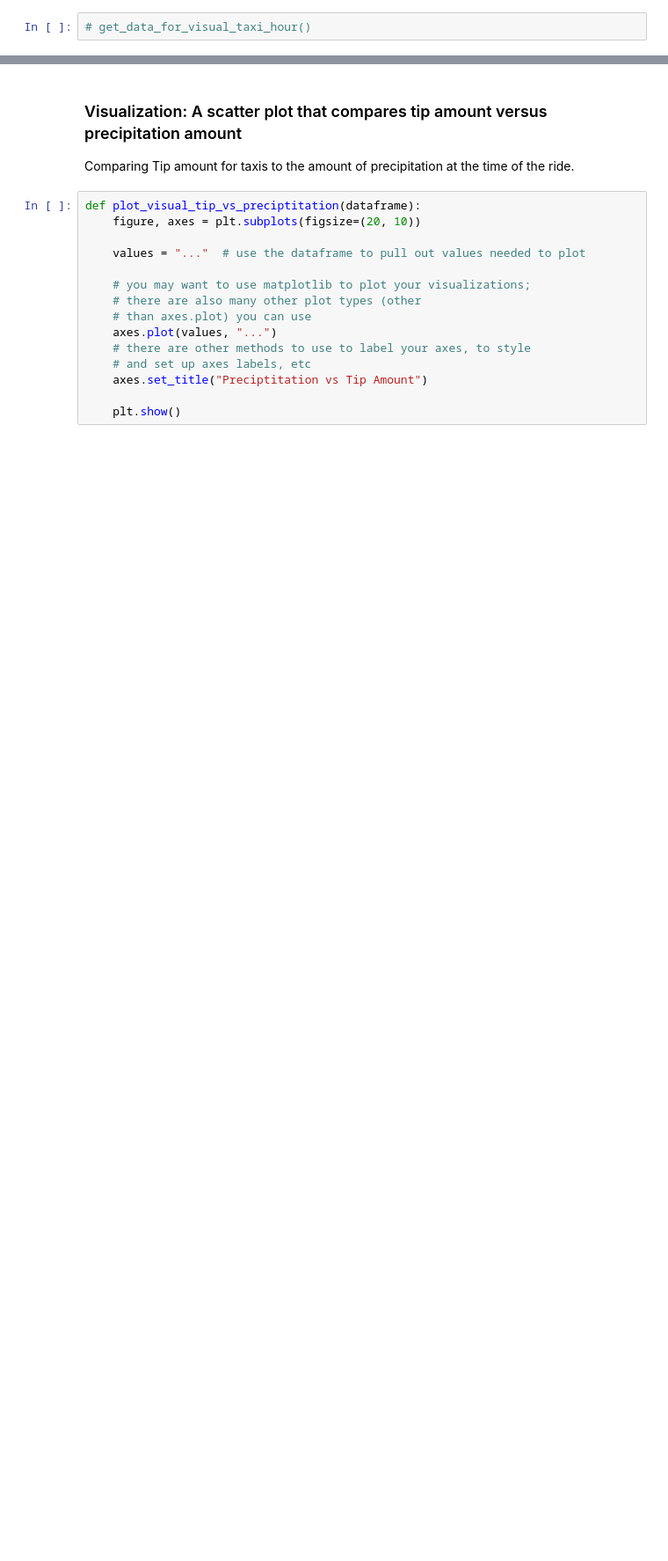
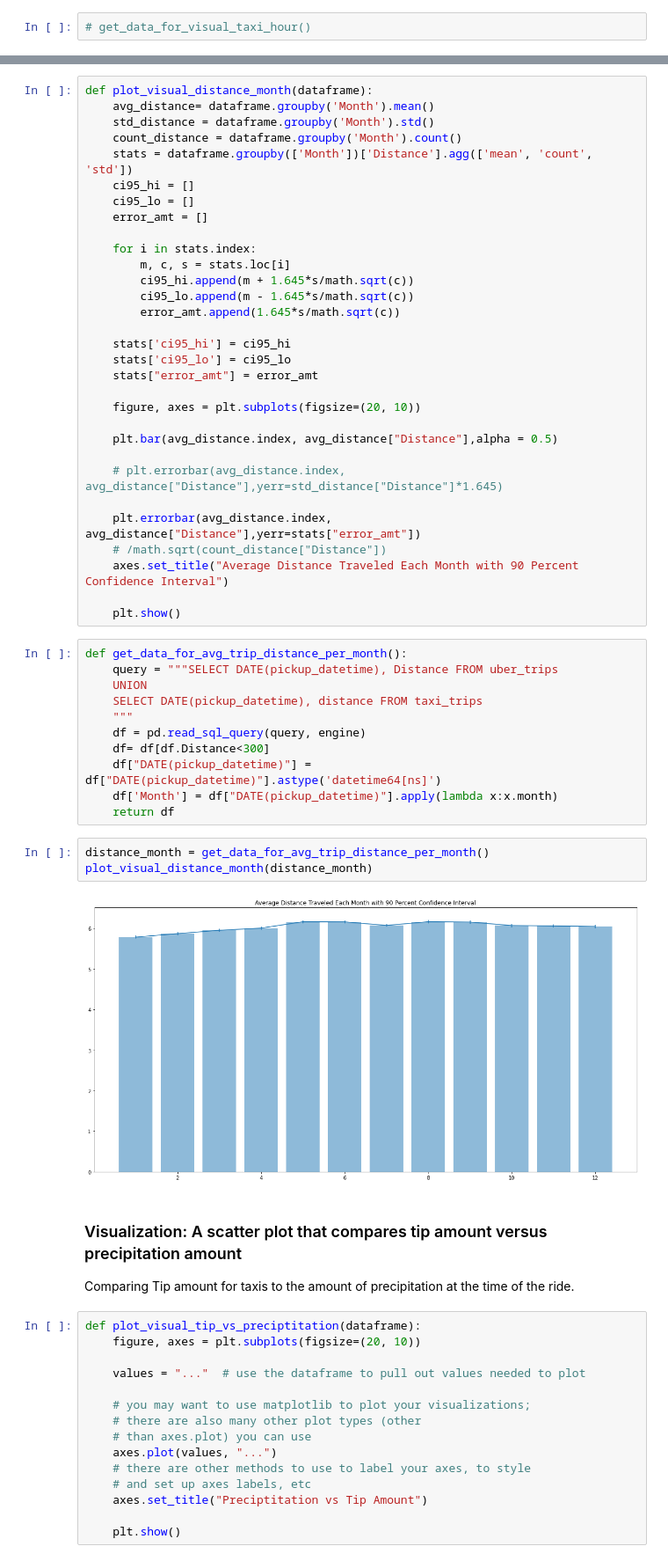
Before and after one commit to laurelhickey/Tools_for_Analytics_Project, a Jupyter notebook: Project Scaffolding.ipynb, the cells around one changed output, grey strips where cells are left out. Shown at 88% size. Drawn from its saved outputs; the diff is of its cells as text; blank space fills up the shorter version.

```diff
--- a/Project Scaffolding.ipynb
+++ b/Project Scaffolding.ipynb
@@ -976,3 +1004,50 @@ _The example below makes use of the `matplotlib` library. There are other librar
+# %%
+def plot_visual_distance_month(dataframe):
+    avg_distance= dataframe.groupby('Month').mean()
+    std_distance = dataframe.groupby('Month').std()
+    count_distance = dataframe.groupby('Month').count()
+    stats = dataframe.groupby(['Month'])['Distance'].agg(['mean', 'count', 'std'])
+    ci95_hi = []
+    ci95_lo = []
+    error_amt = []
+
+    for i in stats.index:
+        m, c, s = stats.loc[i]
+        ci95_hi.append(m + 1.645*s/math.sqrt(c))
+        ci95_lo.append(m - 1.645*s/math.sqrt(c))
+        error_amt.append(1.645*s/math.sqrt(c))
+
+    stats['ci95_hi'] = ci95_hi
+    stats['ci95_lo'] = ci95_lo
+    stats["error_amt"] = error_amt
+
+    figure, axes = plt.subplots(figsize=(20, 10))
+
+    plt.bar(avg_distance.index, avg_distance["Distance"],alpha = 0.5)
+
+    # plt.errorbar(avg_distance.index, avg_distance["Distance"],yerr=std_distance["Distance"]*1.645)
+
+    plt.errorbar(avg_distance.index, avg_distance["Distance"],yerr=stats["error_amt"])
+    # /math.sqrt(count_distance["Distance"])
+    axes.set_title("Average Distance Traveled Each Month with 90 Percent Confidence Interval")
+
+    plt.show()
+# %%
+def get_data_for_avg_trip_distance_per_month():
+    query = """SELECT DATE(pickup_datetime), Distance FROM uber_trips
+    UNION
+    SELECT DATE(pickup_datetime), distance FROM taxi_trips
+    """
+    df = pd.read_sql_query(query, engine)
+    df= df[df.Distance<300]
+    df["DATE(pickup_datetime)"] = df["DATE(pickup_datetime)"].astype('datetime64[ns]')
+    df['Month'] = df["DATE(pickup_datetime)"].apply(lambda x:x.month)
+    return df
+# %%
+distance_month = get_data_for_avg_trip_distance_per_month()
+plot_visual_distance_month(distance_month)
+# %% [output]
+[figure, added]
 # %% [markdown]
 ### Visualization:  A scatter plot that compares tip amount versus precipitation amount
 Comparing Tip amount for taxis to the amount of precipitation at the time of the ride.
```
Also changed, not shown: parts of 22 cells of this notebook.
